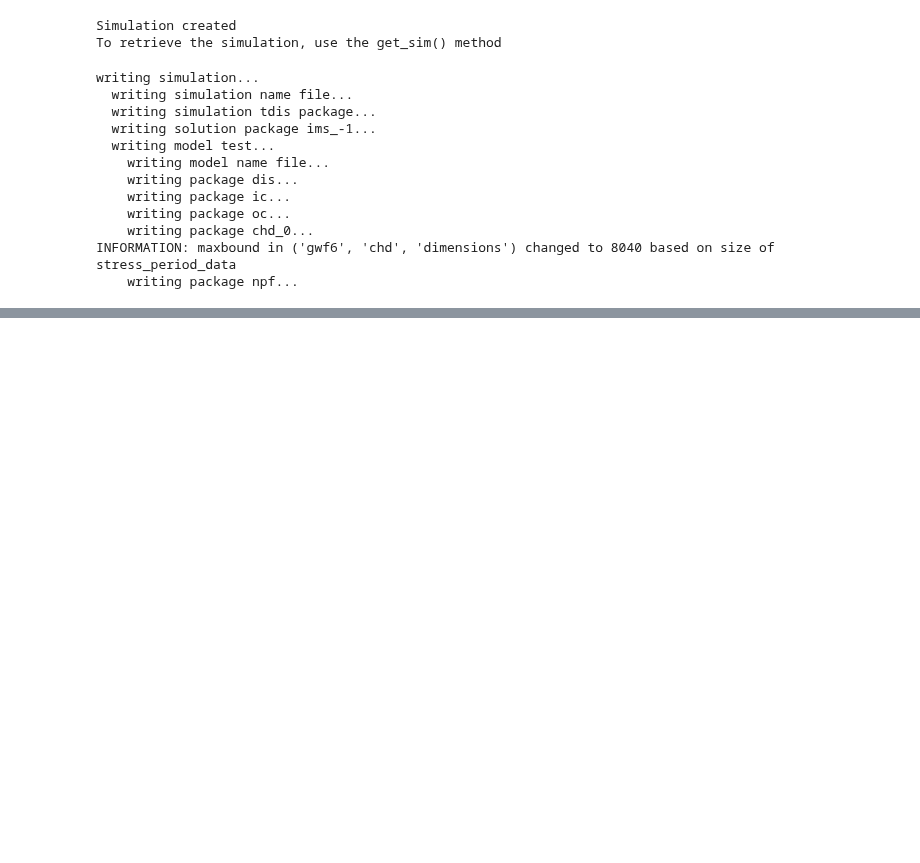
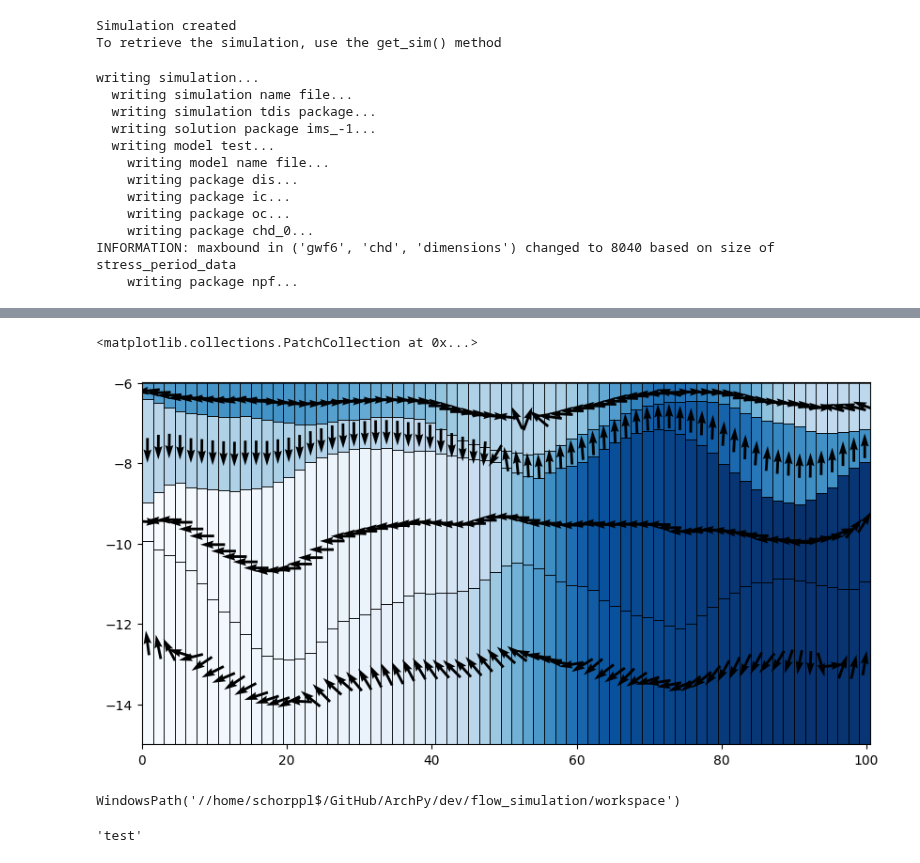
Before and after one commit to randlab/ArchPy, a Jupyter notebook: dev/flow_simulation/simple_coupling.ipynb, the cells around one changed output, grey strips where cells are left out. Saved outputs shown, nothing was run; the diff lists cells and outputs as text; code cells hidden in the pictures; blank space fills up the shorter version.

```diff
--- a/dev/flow_simulation/simple_coupling.ipynb
+++ b/dev/flow_simulation/simple_coupling.ipynb
@@ -579,0 +981,19 @@ Widget(value='<iframe src="http://localhost:61283/index.html?ui=P_0x1fda0adf5d0_
+# %%
+# plot cross section
+from flopy.plot import PlotCrossSection
+fig, ax = plt.subplots(1, 1, figsize=(10, 5))
+cross_section = PlotCrossSection(model=gwf, line={"column": 40})
+cross_section.plot_array(heads, cmap="Blues", ax=ax)
+cross_section.plot_vector(qx, qy, qz, color="black", normalize=True)
+cross_section.plot_grid(linewidth=0.5, color="black")
+# %% [output]
+<matplotlib.collections.PatchCollection at 0x...>
+[figure, added]
+# %%
+workspace = sim.simulation_data.mfpath.get_sim_path()
+# %% [output]
+WindowsPath('//home/schorppl$/GitHub/ArchPy/dev/flow_simulation/workspace')
+# %%
+gwf.name
+# %% [output]
+'test'
```
Also changed, not shown: parts of 50 cells of this notebook, 39 other files.
